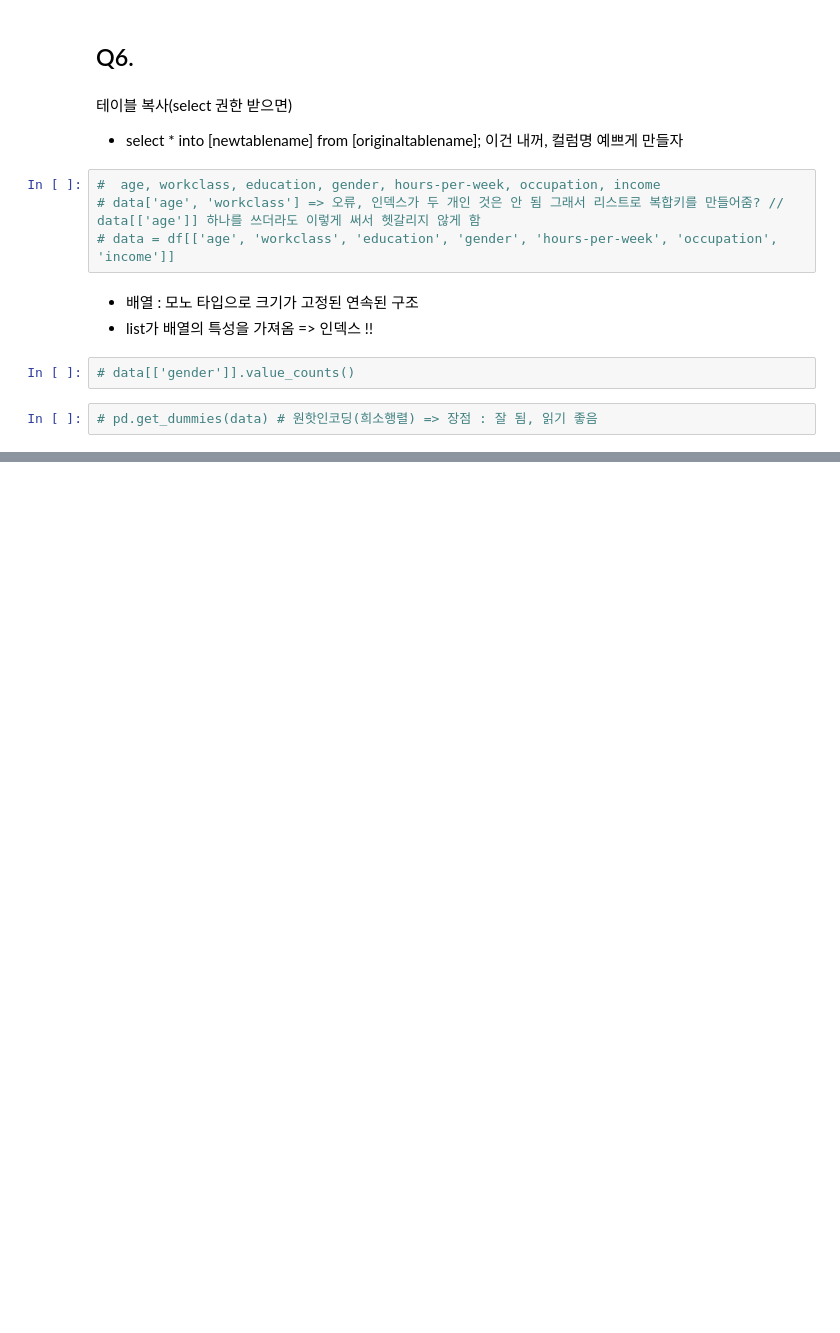
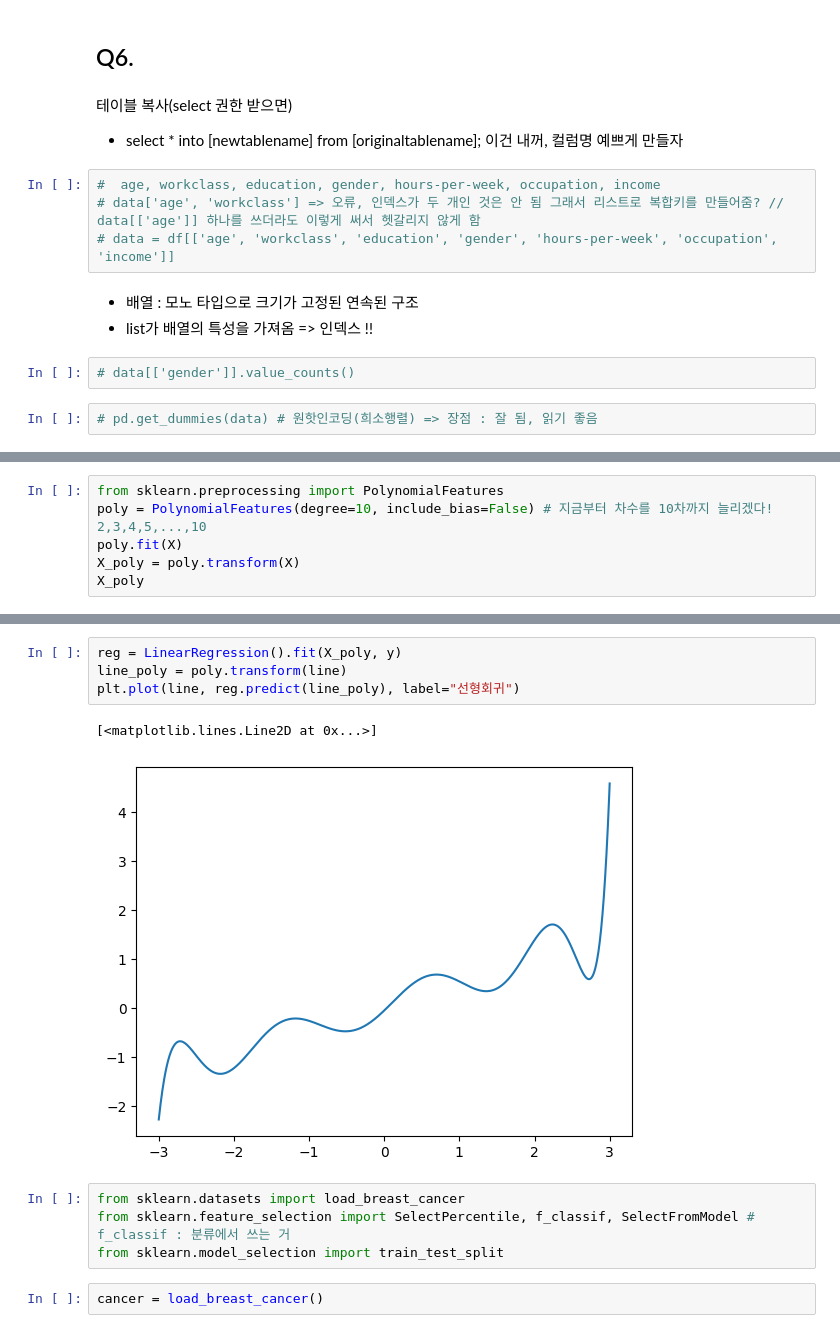
Before and after one commit to nang5587/Python, a Jupyter notebook: 머신러닝/ch04(a).ipynb, the cells around one changed output, grey strips where cells are left out. Cells and saved outputs as stored; diff of their text form; blank space fills up the shorter version.

```diff
--- a/머신러닝/ch04(a).ipynb
+++ b/머신러닝/ch04(a).ipynb
@@ -161,0 +205,6 @@ occupation_ Exec-managerial: 0.019629802364583362
+# %%
+from sklearn.preprocessing import PolynomialFeatures
+poly = PolynomialFeatures(degree=10, include_bias=False) # 지금부터 차수를 10차까지 늘리겠다! 2,3,4,5,...,10
+poly.fit(X)
+X_poly = poly.transform(X)
+X_poly
@@ -161,0 +225,13 @@ occupation_ Exec-managerial: 0.019629802364583362
+# %%
+reg = LinearRegression().fit(X_poly, y)
+line_poly = poly.transform(line)
+plt.plot(line, reg.predict(line_poly), label="선형회귀")
+# %% [output]
+[<matplotlib.lines.Line2D at 0x...>]
+[figure, added]
+# %%
+from sklearn.datasets import load_breast_cancer
+from sklearn.feature_selection import SelectPercentile, f_classif, SelectFromModel # f_classif : 분류에서 쓰는 거
+from sklearn.model_selection import train_test_split
+# %%
+cancer = load_breast_cancer()
```
Also changed, not shown: parts of 19 cells of this notebook, 2 other files.
